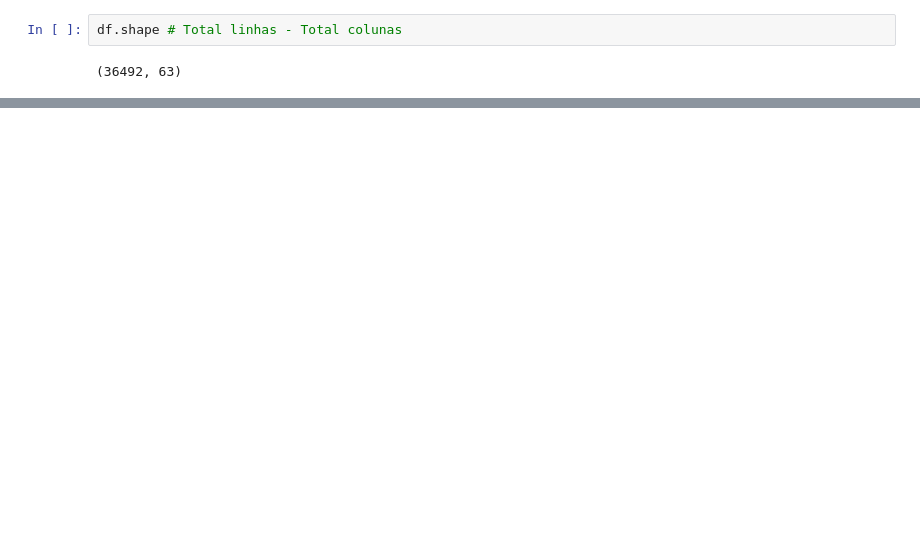
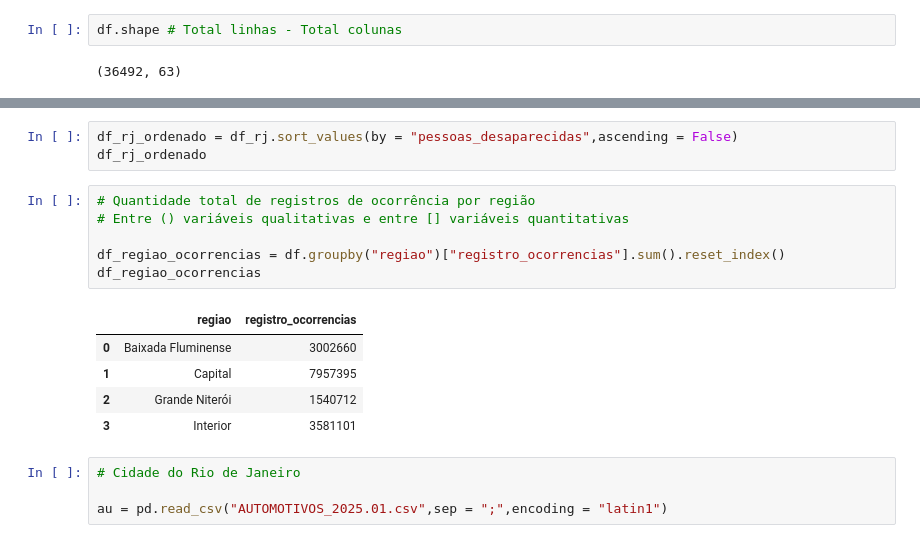
Before and after one commit to joao-vale414/RepoSenac, a Jupyter notebook: Funções anotações2.ipynb, the cells around one changed output, grey strips where cells are left out. Cells and saved outputs as stored; diff of their text form; blank space fills up the shorter version.

```diff
--- a/Funções anotações2.ipynb
+++ b/Funções anotações2.ipynb
@@ -78,0 +167,19 @@ Index(['cisp', 'mes', 'ano', 'mes_ano', 'aisp', 'risp', 'munic', 'mcirc',
+# %%
+df_rj_ordenado = df_rj.sort_values(by = "pessoas_desaparecidas",ascending = False)
+df_rj_ordenado
+# %%
+# Quantidade total de registros de ocorrência por região
+# Entre () variáveis qualitativas e entre [] variáveis quantitativas
+
+df_regiao_ocorrencias = df.groupby("regiao")["registro_ocorrencias"].sum().reset_index()
+df_regiao_ocorrencias
+# %% [output]
+|  | regiao | registro_ocorrencias |
+| 0 | Baixada Fluminense | 3002660 |
+| 1 | Capital | 7957395 |
+| 2 | Grande Niterói | 1540712 |
+| 3 | Interior | 3581101 |
+# %%
+# Cidade do Rio de Janeiro
+
+au = pd.read_csv("AUTOMOTIVOS_2025.01.csv",sep = ";",encoding = "latin1")
```
Also changed, not shown: parts of 9 cells of this notebook, 2 other files.
